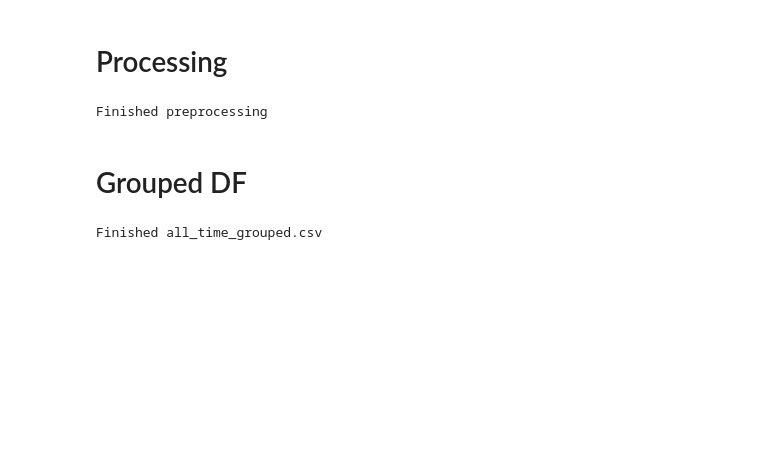
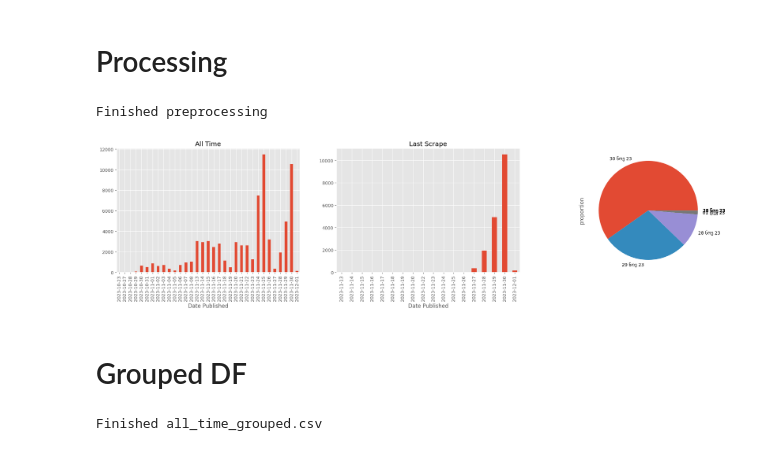
Before and after one commit to beridzeg45/ss_analysis-web-project, a Jupyter notebook: scraping_processing_grouping.ipynb, the cells around one changed output. Cells and saved outputs as stored; diff of their text form; code cells hidden in the pictures; blank space fills up the shorter version.

```diff
--- a/scraping_processing_grouping.ipynb
+++ b/scraping_processing_grouping.ipynb
@@ -47,13 +47,13 @@ month_dict={
 df['Date Published']=df['Date Published'].replace(month_dict, regex=True)
 df['Date Published']=pd.to_datetime(df['Date Published'],errors='coerce').dt.date
 
-time_scraped=df['Time Scraped'].tolist()
-df=df.drop(columns='Time Scraped')
-df.insert(
-    df.columns.get_loc('Date Published')+1,
-    'Time Scraped',
-    time_scraped
-)
+#time_scraped=df['Time Scraped'].tolist()
+#df=df.drop(columns='Time Scraped')
+#df.insert(
+#    df.columns.get_loc('Date Published')+1,
+#    'Time Scraped',
+#    time_scraped
+#)
 # %%
 #Addresses
 df.drop('General Address',axis=1,errors='ignore',inplace=True)
@@ -211,6 +211,17 @@ processed_df.to_csv('data/all_time_processed.csv',index=False)
 print('Finished preprocessing')
 # %% [output]
 Finished preprocessing
+# %%
+import matplotlib.pyplot as plt
+plt.style.use('ggplot')
+
+fig,(ax1,ax2,ax3)=plt.subplots(1,3,figsize=(25,5))
+processed_df.groupby(pd.to_datetime(processed_df['Date Published'],errors='coerce').dt.to_period('D'))['Article ID'].count().plot.bar(ax=ax1,title='All Time')
+processed_df.iloc[len(df)-len(daily_df):].groupby(pd.to_datetime(processed_df.iloc[len(df)-len(daily_df):]['Date Published'],errors='coerce').dt.to_period('D'))['Article ID'].count().plot.bar(ax=ax2,title='Last Scrape')
+daily_df['Date Published'].apply(lambda x:x.split(', ')[0] if isinstance(x,str) else None).value_counts(normalize=True).plot.pie(ax=ax3)
+plt.show()
+# %% [output]
+[figure, added]
 # %% [markdown]
 # Grouped DF
 # %%
```
Also changed, not shown: parts of 2 cells of this notebook, 11 other files.
